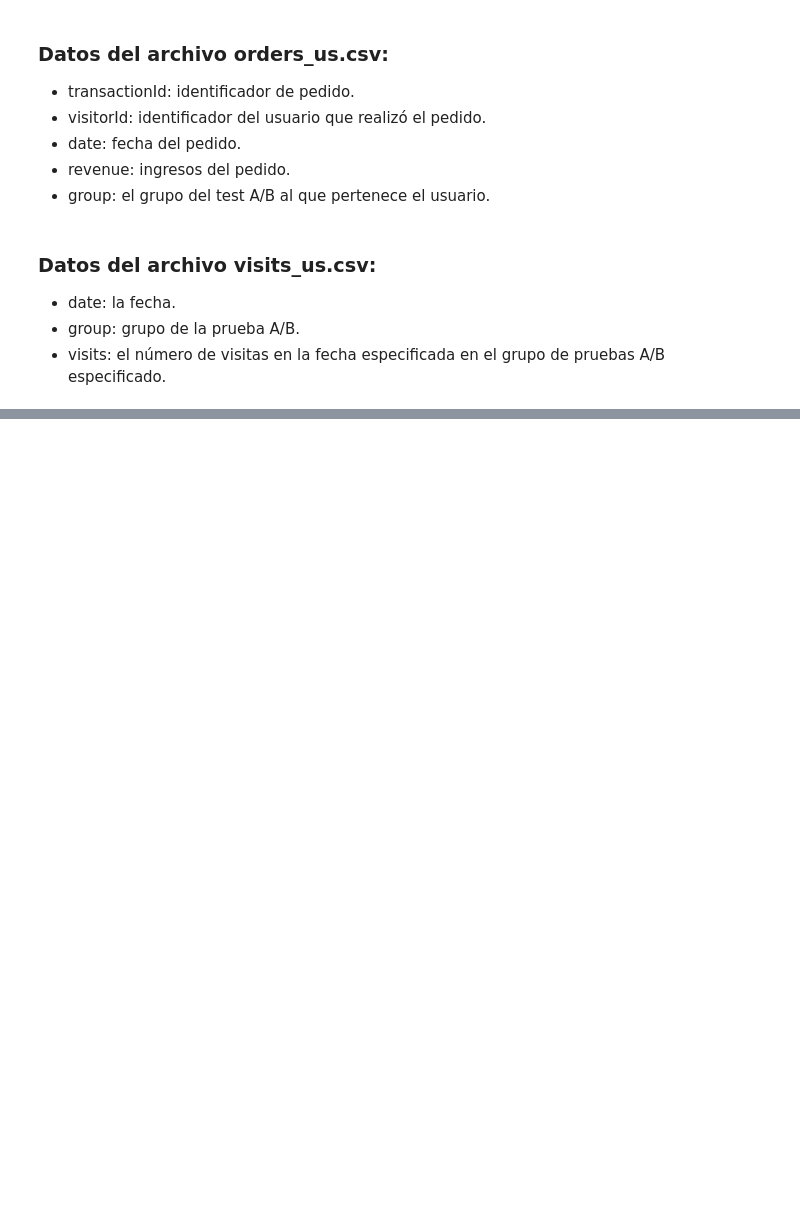
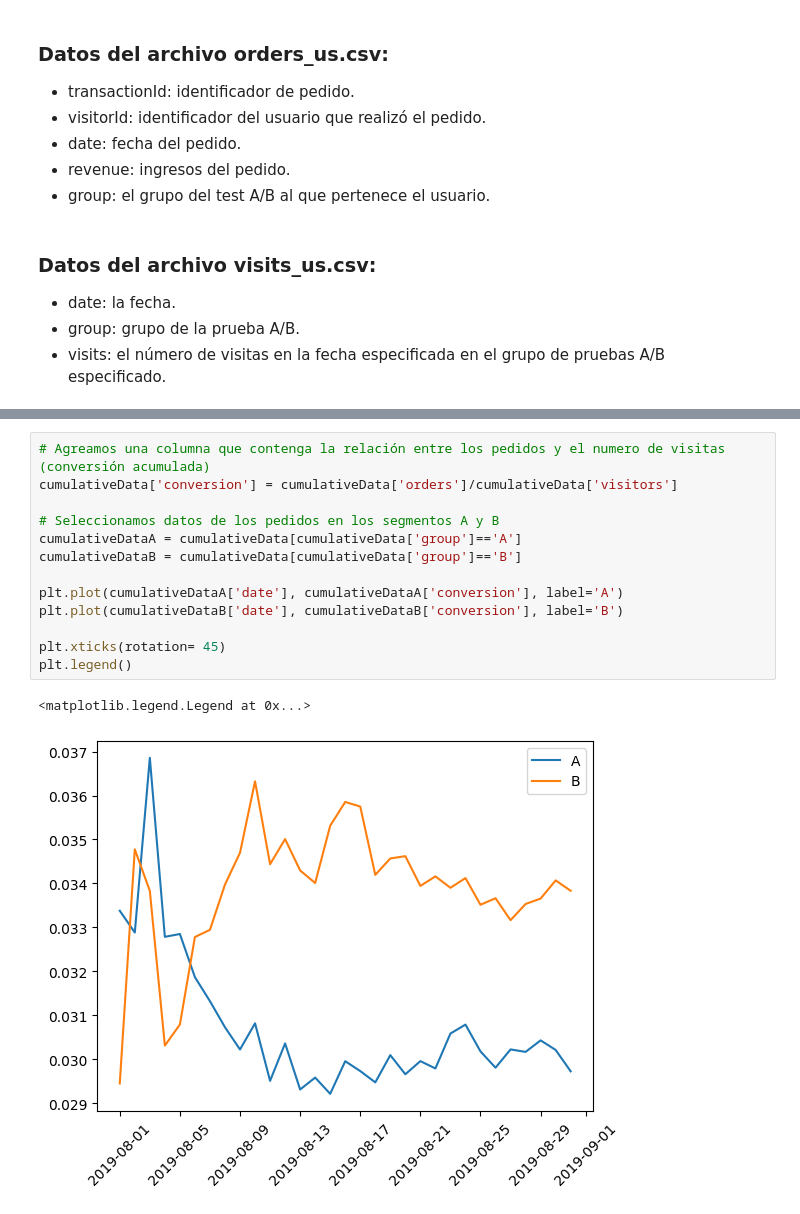
Before and after one commit to pedro-pali/Priorizar_hipotesis_y_Test_A-B, a Jupyter notebook: Proyecto_10.ipynb, the cells around one changed output, grey strips where cells are left out. Drawn from its saved outputs; the diff is of its cells as text; blank space fills up the shorter version.

```diff
--- a/Proyecto_10.ipynb
+++ b/Proyecto_10.ipynb
@@ -144,0 +337,16 @@ Realizaste una prueba A/B y obtuviste los resultados descritos en los archivos o
+# %%
+# Agreamos una columna que contenga la relación entre los pedidos y el numero de visitas (conversión acumulada)
+cumulativeData['conversion'] = cumulativeData['orders']/cumulativeData['visitors']
+
+# Seleccionamos datos de los pedidos en los segmentos A y B
+cumulativeDataA = cumulativeData[cumulativeData['group']=='A']
+cumulativeDataB = cumulativeData[cumulativeData['group']=='B']
+
+plt.plot(cumulativeDataA['date'], cumulativeDataA['conversion'], label='A')
+plt.plot(cumulativeDataB['date'], cumulativeDataB['conversion'], label='B')
+
+plt.xticks(rotation= 45)
+plt.legend()
+# %% [output]
+<matplotlib.legend.Legend at 0x...>
+[figure, added]
```
Also changed, not shown: parts of 22 cells of this notebook, 1 other file.
